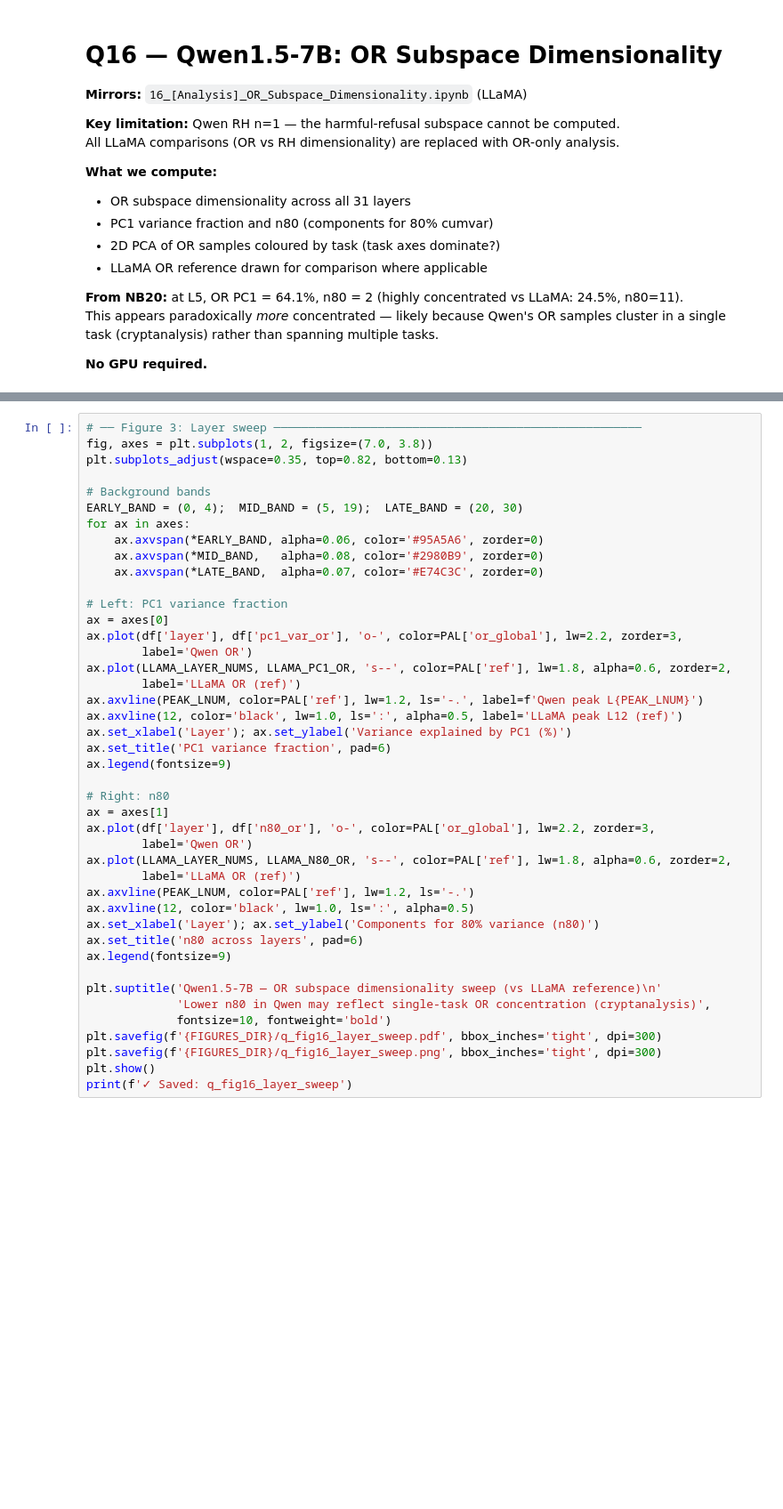
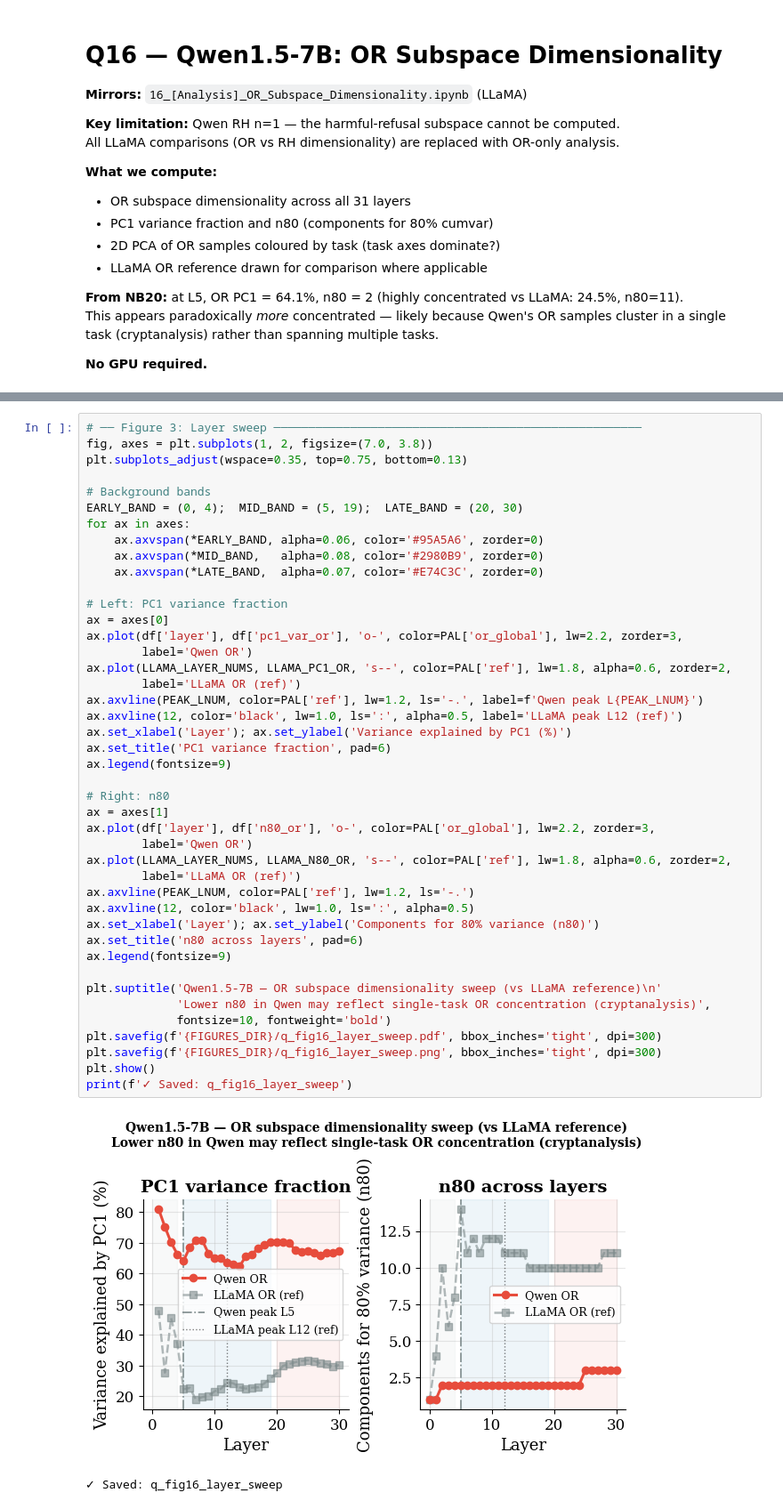
Before and after one commit to Sakonii/SafeConstellations, a Jupyter notebook: qwen_analysis/Q16_OR_Subspace_Dimensionality.ipynb, the cells around one changed output, grey strips where cells are left out. Shown at 89% size. Drawn from its saved outputs; the diff is of its cells as text; blank space fills up the shorter version.

```diff
--- a/qwen_analysis/Q16_OR_Subspace_Dimensionality.ipynb
+++ b/qwen_analysis/Q16_OR_Subspace_Dimensionality.ipynb
@@ -283,7 +324,7 @@ print(df.to_string(index=False))
 # %%
 # ── Figure 3: Layer sweep ─────────────────────────────────────────────────────
 fig, axes = plt.subplots(1, 2, figsize=(7.0, 3.8))
-plt.subplots_adjust(wspace=0.35, top=0.82, bottom=0.13)
+plt.subplots_adjust(wspace=0.35, top=0.75, bottom=0.13)
 
 # Background bands
 EARLY_BAND = (0, 4);  MID_BAND = (5, 19);  LATE_BAND = (20, 30)
@@ -296,33 +337,36 @@ for ax in axes:
 ax = axes[0]
 ax.plot(df['layer'], df['pc1_var_or'], 'o-', color=PAL['or_global'], lw=2.2, zorder=3,
         label='Qwen OR')
 ax.plot(LLAMA_LAYER_NUMS, LLAMA_PC1_OR, 's--', color=PAL['ref'], lw=1.8, alpha=0.6, zorder=2,
         label='LLaMA OR (ref)')
 ax.axvline(PEAK_LNUM, color=PAL['ref'], lw=1.2, ls='-.', label=f'Qwen peak L{PEAK_LNUM}')
 ax.axvline(12, color='black', lw=1.0, ls=':', alpha=0.5, label='LLaMA peak L12 (ref)')
 ax.set_xlabel('Layer'); ax.set_ylabel('Variance explained by PC1 (%)')
 ax.set_title('PC1 variance fraction', pad=6)
 ax.legend(fontsize=9)
 
 # Right: n80
 ax = axes[1]
 ax.plot(df['layer'], df['n80_or'], 'o-', color=PAL['or_global'], lw=2.2, zorder=3,
         label='Qwen OR')
 ax.plot(LLAMA_LAYER_NUMS, LLAMA_N80_OR, 's--', color=PAL['ref'], lw=1.8, alpha=0.6, zorder=2,
         label='LLaMA OR (ref)')
 ax.axvline(PEAK_LNUM, color=PAL['ref'], lw=1.2, ls='-.')
 ax.axvline(12, color='black', lw=1.0, ls=':', alpha=0.5)
 ax.set_xlabel('Layer'); ax.set_ylabel('Components for 80% variance (n80)')
 ax.set_title('n80 across layers', pad=6)
 ax.legend(fontsize=9)
 
 plt.suptitle('Qwen1.5-7B — OR subspace dimensionality sweep (vs LLaMA reference)\n'
              'Lower n80 in Qwen may reflect single-task OR concentration (cryptanalysis)',
              fontsize=10, fontweight='bold')
 plt.savefig(f'{FIGURES_DIR}/q_fig16_layer_sweep.pdf', bbox_inches='tight', dpi=300)
 plt.savefig(f'{FIGURES_DIR}/q_fig16_layer_sweep.png', bbox_inches='tight', dpi=300)
 plt.show()
 print(f'✓ Saved: q_fig16_layer_sweep')
+# %% [output]
+[figure, added]
+✓ Saved: q_fig16_layer_sweep
 # %%
 # ── Summary ───────────────────────────────────────────────────────────────────
 peak_row = df[df['layer'] == PEAK_LNUM].iloc[0] if PEAK_LNUM in df['layer'].values else df.iloc[0]
```
Also changed, not shown: parts of 10 cells of this notebook, 10 other files.
